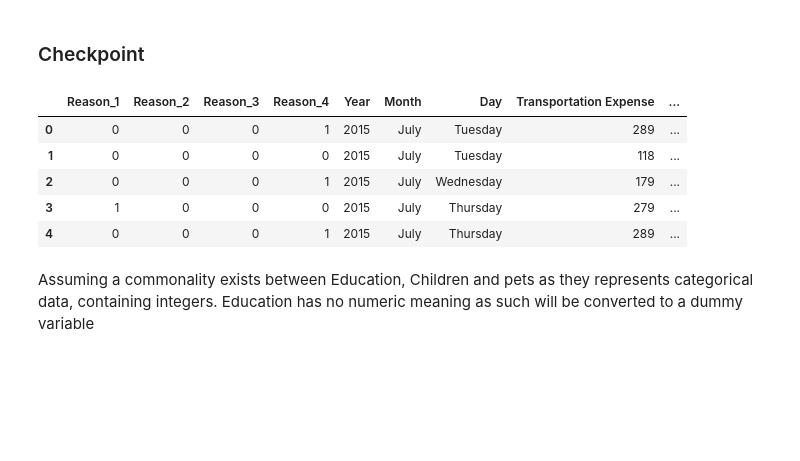
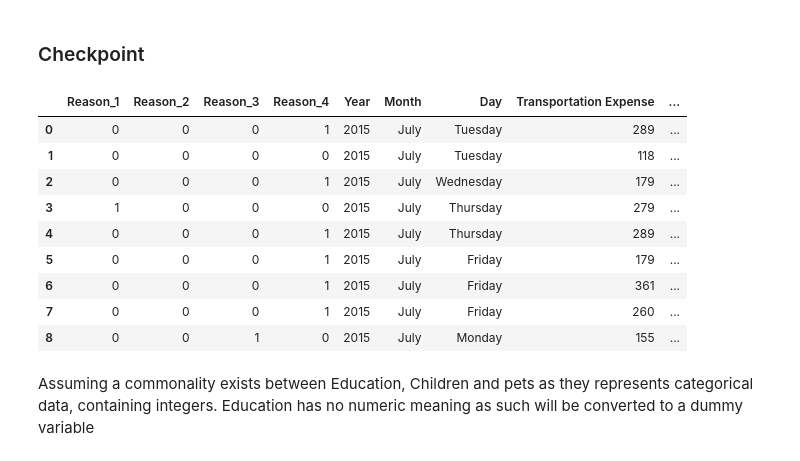
Before and after one commit to I-Sobe/absenteeism, a Jupyter notebook: scripts/preprocessing.ipynb, the cells around one changed output. Saved outputs shown, nothing was run; the diff lists cells and outputs as text; code cells hidden in the pictures; blank space fills up the shorter version.

```diff
--- a/scripts/preprocessing.ipynb
+++ b/scripts/preprocessing.ipynb
@@ -3,7 +3,7 @@ import pandas as pd
 import numpy as np
 import datetime as dt
 # %%
-raw_csv_data = pd.read_csv('..data/absenteeism_data.csv')
+raw_csv_data = pd.read_csv('../data/Absenteeism_data.csv')
 # %%
 raw_csv_data
 # %% [output]
@@ -357,14 +357,18 @@ df_reason_mod
 # %%
 df_reason_date_mod = df_reason_mod.copy()
 # %%
-df_reason_date_mod.head()
+df_reason_date_mod.head(9)
 # %% [output]
 |  | Reason_1 | Reason_2 | Reason_3 | Reason_4 | Year | Month | Day | Transportation Expense | ... |
 | 0 | 0 | 0 | 0 | 1 | 2015 | July | Tuesday | 289 | ... |
 | 1 | 0 | 0 | 0 | 0 | 2015 | July | Tuesday | 118 | ... |
 | 2 | 0 | 0 | 0 | 1 | 2015 | July | Wednesday | 179 | ... |
 | 3 | 1 | 0 | 0 | 0 | 2015 | July | Thursday | 279 | ... |
 | 4 | 0 | 0 | 0 | 1 | 2015 | July | Thursday | 289 | ... |
+| 5 | 0 | 0 | 0 | 1 | 2015 | July | Friday | 179 | ... |
+| 6 | 0 | 0 | 0 | 1 | 2015 | July | Friday | 361 | ... |
+| 7 | 0 | 0 | 0 | 1 | 2015 | July | Friday | 260 | ... |
+| 8 | 0 | 0 | 1 | 0 | 2015 | July | Monday | 155 | ... |
 # %% [markdown]
 Assuming a commonality exists between Education, Children and pets as they represents categorical data, containing integers. Education has no numeric meaning as such will be converted to a dummy variable
 # %%
```
Also changed, not shown: parts of 1 cell of this notebook.
